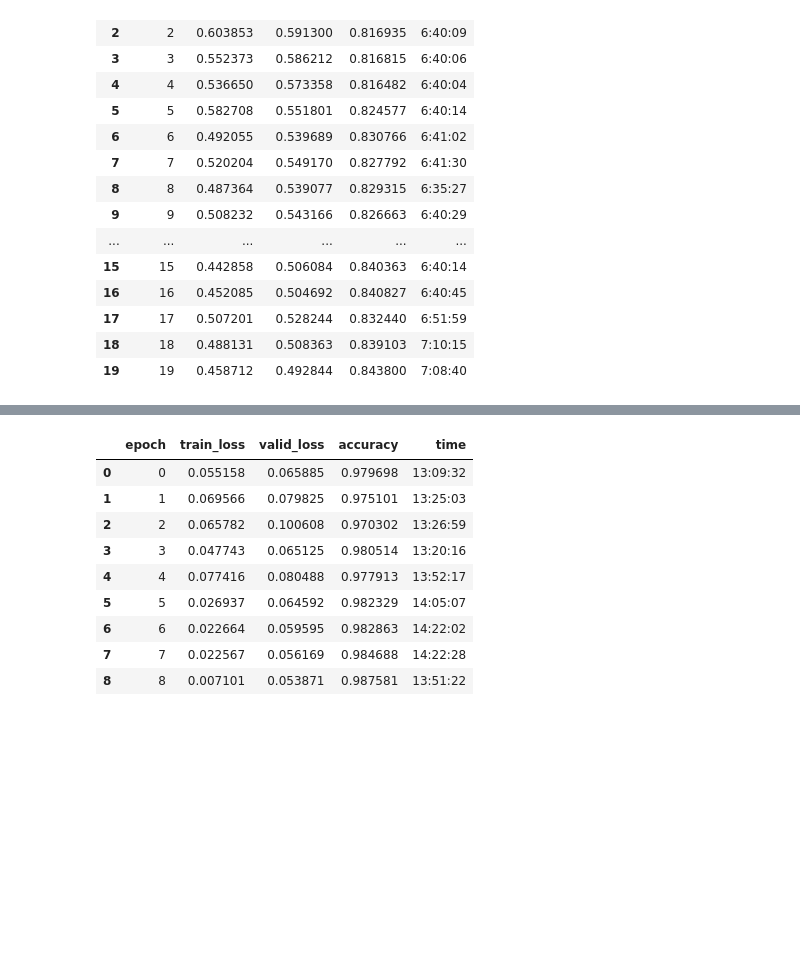
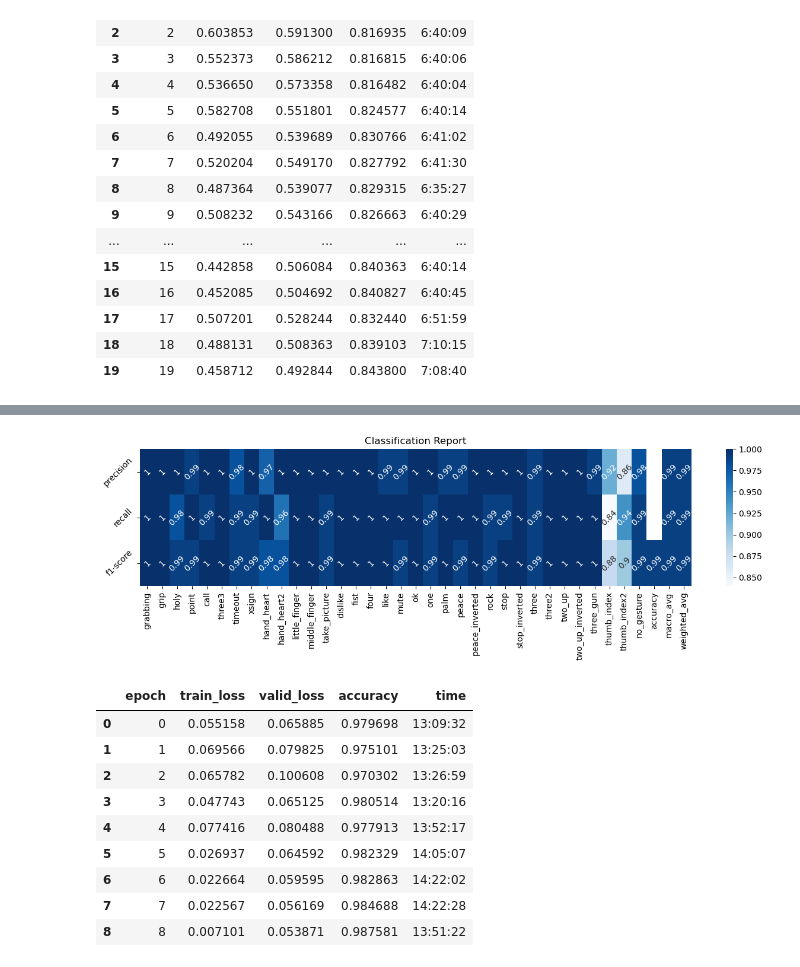
Before and after one commit to FlowkoHinti/Hand-Gesture-Recognition, a Jupyter notebook: 3_Presentation/HagridEvaluation.ipynb, the cells around one changed output, grey strips where cells are left out. Saved outputs shown, nothing was run; the diff lists cells and outputs as text; code cells hidden in the pictures; blank space fills up the shorter version.

```diff
--- a/3_Presentation/HagridEvaluation.ipynb
+++ b/3_Presentation/HagridEvaluation.ipynb
@@ -40,3 +76,14 @@ resnet_frozen_training
+# %%
+df_class = df.drop('support', axis=1)
+df_class = df_class.T
+# make a plot for the classification report as a heatmap and rotate the plot 90°
+plt.figure(figsize=(15, 3))
+sns.heatmap(df_class, annot=True, fmt='g', cmap='Blues', annot_kws={'rotation': 45})
+plt.title('Classification Report')
+plt.yticks(rotation=45)
+plt.show()
+# %% [output]
+[figure, added]
 # %%
 resnet_unfrozen_training
 # %% [output]
```
Also changed, not shown: parts of 2 cells of this notebook, 3 other files.
